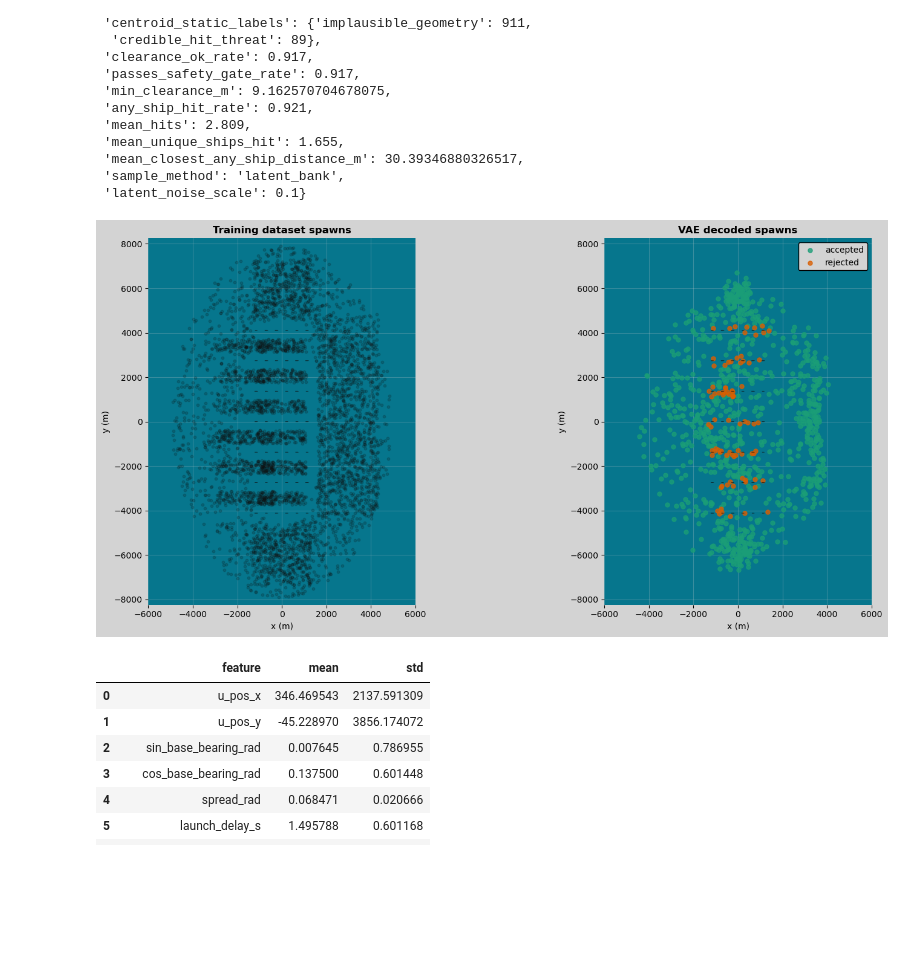
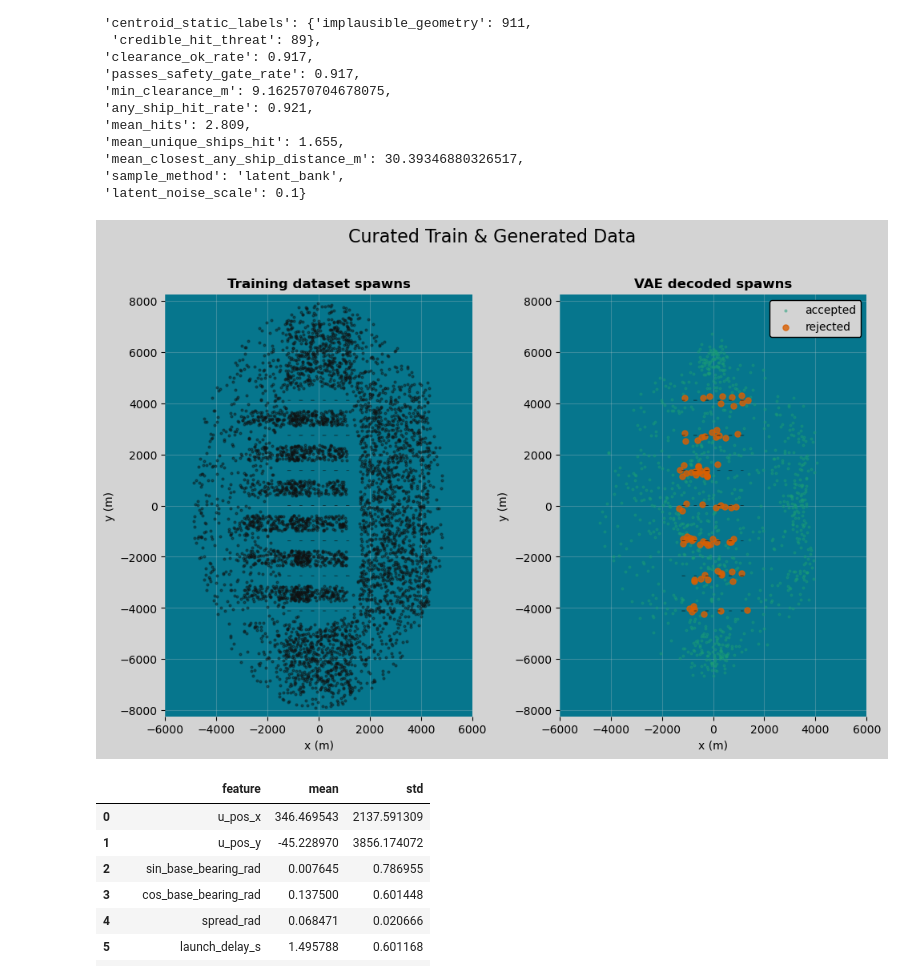
Before and after one commit to MAP9900/Convoy-Layout-Project, a Jupyter notebook: notebooks/vae_train.ipynb, the cells around one changed output. Cells and saved outputs as stored; diff of their text form; code cells hidden in the pictures; blank space fills up the shorter version.

```diff
--- a/notebooks/vae_train.ipynb
+++ b/notebooks/vae_train.ipynb
@@ -734,37 +734,38 @@ train_records = load_dataset_records(PROJECT_ROOT / TRAIN_PATH)
 train_rows = flatten_dataset_records(train_records[: int(TRAIN_COMPARE_LIMIT)])
 train_df = pd.DataFrame(train_rows)
 train_df["u_pos"] = train_df[["u_pos_x", "u_pos_y"]].values.tolist()
 
 train_points = np.vstack(train_df["u_pos"].to_list()) if len(train_df) else None
 vae_points = np.vstack(audit_df["u_pos"].to_list()) if len(audit_df) else None
 extra_sets = [p for p in [train_points, vae_points] if p is not None]
 shared_limits = combined_limits(AUDIT_SHIPS, extra_points=np.vstack(extra_sets) if extra_sets else None, pad=350.0)
 
-fig, axes = plt.subplots(1, 2, figsize=(16, 7), facecolor="lightgrey")
+fig, axes = plt.subplots(1, 2, figsize=(10, 7), facecolor="lightgrey")
 style_ax(axes[0], "Training dataset spawns")
 simple_ship_polygons(axes[0], AUDIT_SHIPS)
 if len(train_df):
     train_xy = np.vstack(train_df["u_pos"].to_list())
-    axes[0].scatter(train_xy[:, 0], train_xy[:, 1], c="#111111", s=10, alpha=0.18, zorder=2)
+    axes[0].scatter(train_xy[:, 0], train_xy[:, 1], c="#111111", s=4, alpha=0.4, zorder=2)
 apply_limits(axes[0], shared_limits, fixed_x_limits=FIXED_X_LIMITS)
 axes[0].set_xlabel("x (m)")
 axes[0].set_ylabel("y (m)")
 
 plot_spawn_comparison(
     axes[1],
     AUDIT_SHIPS,
     audit_df,
     title="VAE decoded spawns",
     accepted_only=False,
     limits=shared_limits,
 )
 axes[1].legend( frameon=True, facecolor="lightgrey", edgecolor="black", framealpha=1.0,)
 apply_limits(axes[1], shared_limits, fixed_x_limits=FIXED_X_LIMITS)
-# plt.savefig("45k_VAE_TRAIN_V2.png")
+fig.suptitle("Curated Train & Generated Data", fontsize=16)
+plt.savefig("VAE_Curated.png")
 plt.tight_layout()
 plt.show()
 # %% [output]
-[figure, old version]
+[figure, new version]
 # %%
 feature_rows = []
 for feature_name, mean, std in zip(
```
Also changed, not shown: 12 other files.
